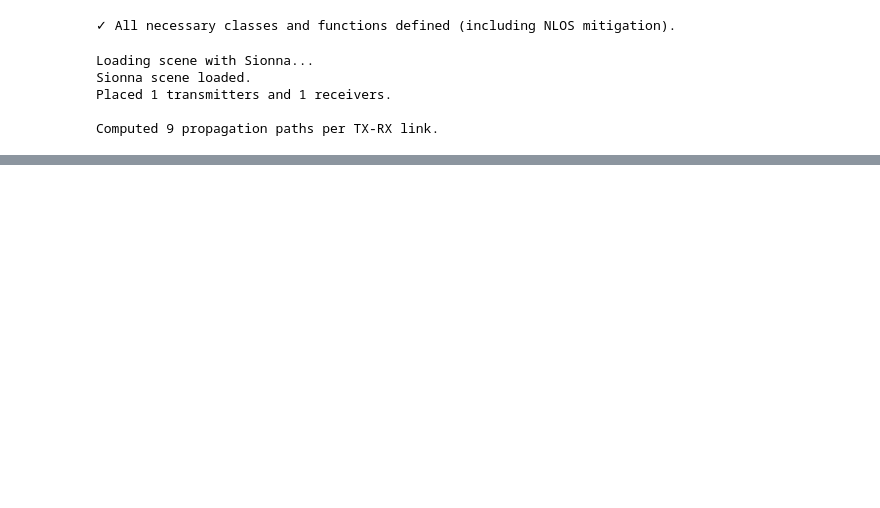
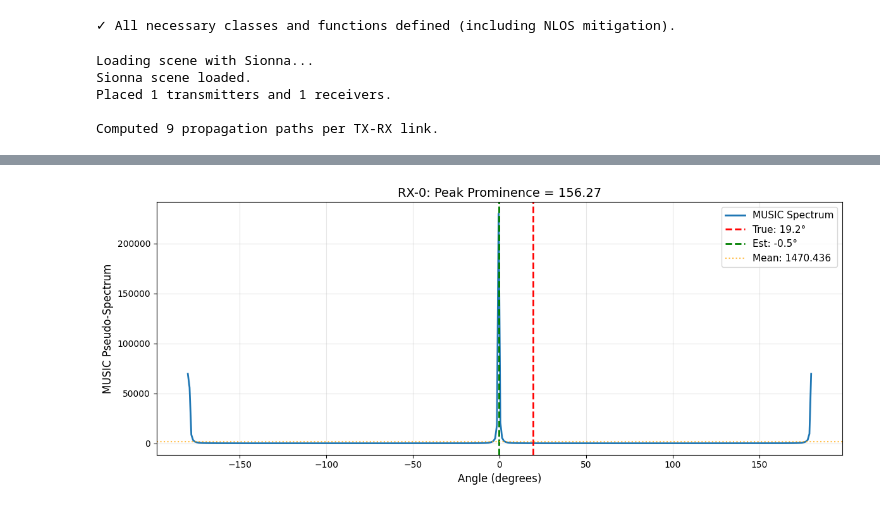
Before and after one commit to DaPhysikist/ECE257A_Project, a Jupyter notebook: sionna_data_gen/full_flow_4.0.0.ipynb, the cells around one changed output, grey strips where cells are left out. Cells and saved outputs as stored; diff of their text form; code cells hidden in the pictures; blank space fills up the shorter version.

Commit message:
music is now fixed in one test case, need to apply to all

```diff
--- a/sionna_data_gen/full_flow_4.0.0.ipynb
+++ b/sionna_data_gen/full_flow_4.0.0.ipynb
@@ -626,7 +703,7 @@ scene.tx_array = PlanarArray(
     vertical_spacing=lambda_half,
     horizontal_spacing=lambda_half,
     pattern="dipole",
-    polarization="cross"
+    polarization="V"
 )
 
 # --- Transmitter & Receiver Positions ---
@@ -701,11 +778,10 @@ num_tx = a_snap.shape[2]
 num_tx_ant = a_snap.shape[3]
 # num_paths is already determined above
 
-# Define Estimator/Solver instances
-aoa_estimator = CSIAngleEstimator(num_rx_ant, WAVELENGTH)
 range_estimator = FTMRangeEstimator()
 solver = BilaterationSolver()
 
+aoa_estimator = CSIAngleEstimator(num_rx_ant, WAVELENGTH, rx_array=scene.rx_array)
 enhanced_aoa_estimator = EnhancedAoAEstimator(num_rx_ant, WAVELENGTH)
 enhanced_range_estimator = EnhancedFTMRangeEstimator()
 nlos_solver = NLOSAwareBilaterationSolver()
@@ -727,14 +803,22 @@ print(f"Localizing TX-{target_tx_idx} (Mobile Device) using RX measurements (APs
 print(f"True TX-{target_tx_idx} Position: [{true_target_position[0]:.2f}, {true_target_position[1]:.2f}, {true_target_position[2]:.2f}]")
 print("=" * 70)
 
-# Process links
+ # Process links
 for rx_idx in range(num_rx):
     rx_pos = rx_list[rx_idx].position
     tx_pos = tx_list[target_tx_idx].position
 
     true_range = np.linalg.norm(tx_pos - rx_pos)
-    direction = tx_pos[:2] - rx_pos[:2]
-    true_angle = np.arctan2(direction[1], direction[0])
+    direction = np.array([tx_pos[0] - rx_pos[0], tx_pos[2] - rx_pos[2]])  # [X, Z]
+    true_angle = np.arctan2(direction[1], direction[0])  # arctan2(Z_diff, X_diff)
+    if isinstance(true_angle, np.ndarray):
+        true_angle = float(true_angle.item())
+
+    print(f"\n{'='*70}")
+    print(f"RX-{rx_idx} (AP) at {rx_pos} measuring TX-{target_tx_idx} at {tx_pos}")
+    print(f"  True range: {true_range:.2f}m")
+    print(f"  True angle: {np.rad2deg(true_angle):.1f}°")
+    print(f"  Direction vector (X, Z): {direction}")
 
     # 1. GENERATE IDEAL CSI
     H_freq_base = np.zeros((NUM_SUBCARRIERS, num_rx_ant), dtype=np.complex128)
@@ -744,11 +828,25 @@ for rx_idx in range(num_rx):
             delays = tau_snap[rx_idx, target_tx_idx, :]
             complex_amplitudes = a_snap[rx_idx, rx_ant, target_tx_idx, tx_ant, :]
             for l in range(num_paths):
-                # CSI Calculation: Fourier conversion of CIR (amplitudes * exp(-j*2*pi*tau*f))
                 H_freq_base[:, rx_ant] += complex_amplitudes[l] * np.exp(-1j * 2*np.pi * delays[l] * subcarriers)
 
     # CSI shape for estimation: [Rx Antennas, Subcarriers]
     csi_mimo_ideal = H_freq_base.T
+
+    # =========================================================================
+    # DIAGNOSTICS: Check CSI quality
+    # =========================================================================
+    print(f"\n  CSI Quality Check:")
+    print(f"    CSI shape: {csi_mimo_ideal.shape} (should be [Antennas, Subcarriers])")
+    print(f"    Mean magnitude per antenna: {np.mean(np.abs(csi_mimo_ideal), axis=1)}")
+    print(f"    Phase variation per antenna (std): {np.rad2deg(np.std(np.angle(csi_mimo_ideal), axis=1))}°")
+
+    # Check if CSI has spatial diversity
+    H_corr = csi_mimo_ideal @ csi_mimo_ideal.conj().T
+    print(f"    Covariance matrix rank: {np.linalg.matrix_rank(H_corr)}")
+    eigenvalues_check = np.linalg.eigvalsh(H_corr)
+    print(f"    Eigenvalues: {eigenvalues_check}")
+    print(f"    Condition number: {eigenvalues_check.max() / (eigenvalues_check.min() + 1e-12):.2f}")
 
     # =========================================================================
     # 2. ADD ALL NON-IDEALITIES (IMPAIRMENT)
@@ -779,7 +877,43 @@ for rx_idx in range(num_rx):
     # =========================================================================
     estimated_angle, spectrum = aoa_estimator.estimate_aoa_music(compensated_csi, return_spectrum=True)
     peak_prominence = spectrum.max() / (np.mean(spectrum)+1e-12)
-    if peak_prominence < 3: estimated_angle = np.nan
+
+    print(f"\n  MUSIC Spectrum Analysis:")
+    print(f"    Spectrum max: {spectrum.max():.6f}")
+    print(f"    Spectrum mean: {np.mean(spectrum):.6f}")
+    print(f"    Peak prominence: {peak_prominence:.3f} (threshold=1.5)")
+    print(f"    Estimated angle: {np.rad2deg(estimated_angle):.1f}°")
+    print(f"    Angle error: {np.rad2deg(estimated_angle - true_angle):.1f}°")
+
+    # Plot MUSIC spectrum
+    import matplotlib.pyplot as plt
+    angles_deg = np.rad2deg(np.linspace(-np.pi, np.pi, len(spectrum)))
+    plt.figure(figsize=(12, 5))
+    plt.plot(angles_deg, spectrum, linewidth=2, label='MUSIC Spectrum')
+    plt.axvline(np.rad2deg(true_angle), color='r', linestyle='--', linewidth=2, label=f'True: {np.rad2deg(true_angle):.1f}°')
+    plt.axvline(np.rad2deg(estimated_angle), color='g', linestyle='--', linewidth=2, label=f'Est: {np.rad2deg(estimated_angle):.1f}°')
+    plt.axhline(np.mean(spectrum), color='orange', linestyle=':', alpha=0.7, label=f'Mean: {np.mean(spectrum):.3f}')
+    plt.xlabel('Angle (degrees)', fontsize=12)
+    plt.ylabel('MUSIC Pseudo-Spectrum', fontsize=12)
+    plt.title(f'RX-{rx_idx}: Peak Prominence = {peak_prominence:.2f}', fontsize=14)
+    plt.legend(fontsize=11)
+    plt.grid(True, alpha=0.3)
+    plt.tight_layout()
+    plt.show()
+
+    # Check steering vectors at true angle
+    print(f"\n  Steering Vector Check:")
+    a_true = aoa_estimator.steering_vector(true_angle, elevation=0)
+    print(f"    Steering vector at true angle: {a_true}")
+    print(f"    Phases at true angle (deg): {np.rad2deg(np.angle(a_true))}")
+
+    # Compare with actual CSI phase pattern
+    csi_phases = np.angle(compensated_csi[:, 0])  # First subcarrier
+    print(f"    Actual CSI phases (deg): {np.rad2deg(csi_phases)}")
+
+    if peak_prominence < 1.5:
+        estimated_angle = np.nan
+        print(f"  ⚠️  REJECTED: Peak prominence {peak_prominence:.3f} < 1.5")
 
     estimated_range = range_estimator.estimate_range_from_cir(delays, amplitudes)
 
@@ -788,7 +922,7 @@ for rx_idx in range(num_rx):
     all_anchor_positions.append(rx_pos)
 
     # =========================================================================
-    # 4B. NLOS-MITIGATED METHOD (using compensated CSI)
+    # 4B. NLOS-MITIGATED METHOD
     # =========================================================================
     nlos_angle, nlos_spectrum, nlos_peak_prominence = enhanced_aoa_estimator.estimate_aoa_music_nlos_robust(
         compensated_csi, delays=delays, amplitudes=amplitudes, return_spectrum=True
@@ -804,10 +938,10 @@ for rx_idx in range(num_rx):
     all_nlos_probabilities.append(nlos_prob)
 
     # Print comparison
-    print(f"\nRX-{rx_idx} (AP) measuring TX-{target_tx_idx}:")
-    print(f"  ORIGINAL:       Range={estimated_range:.2f}m (True={true_range:.2f}m), Angle={np.rad2deg(estimated_angle):.1f}°")
-    print(f"  NLOS-MITIGATED: Range={nlos_range:.2f}m (True={true_range:.2f}m), Angle={np.rad2deg(nlos_angle):.1f}°")
-    print(f"  NLOS Detection: is_NLOS={is_nlos}, probability={nlos_prob:.2f}")
-    print(f"  NLOS Metrics: K-factor={nlos_metrics['k_factor']:.2f}, RMS delay spread={nlos_metrics['rms_delay_spread']*1e9:.2f}ns")
-    print(f"  True Angle: {np.rad2deg(true_angle.item()):.1f}°")
+    print(f"\n  RESULTS:")
+    print(f"    ORIGINAL:       Range={estimated_range:.2f}m (True={true_range:.2f}m), Angle={np.rad2deg(estimated_angle):.1f}°")
+    print(f"    NLOS-MITIGATED: Range={nlos_range:.2f}m (True={true_range:.2f}m), Angle={np.rad2deg(nlos_angle):.1f}°")
+    print(f"    NLOS Detection: is_NLOS={is_nlos}, probability={nlos_prob:.2f}")
+    print(f"    NLOS Metrics: K-factor={nlos_metrics['k_factor']:.2f}, RMS delay spread={nlos_metrics['rms_delay_spread']*1e9:.2f}ns")
+    print(f"  True Angle: {np.rad2deg(true_angle):.1f}°")
 # %% [output]
@@ -824,0 +965 @@ RX-0 (AP) measuring TX-0:
+[figure, added]
```
Also changed, not shown: parts of 5 cells of this notebook.
